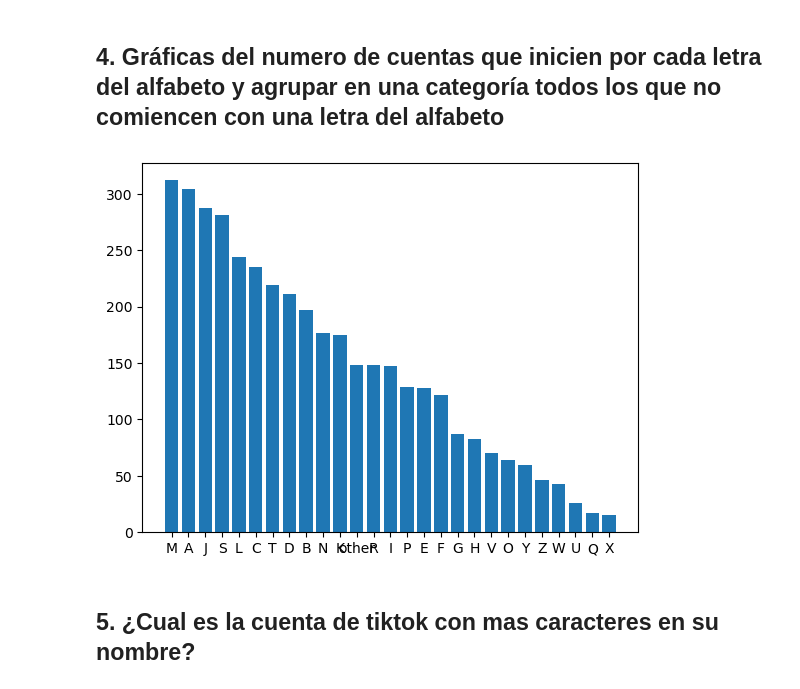
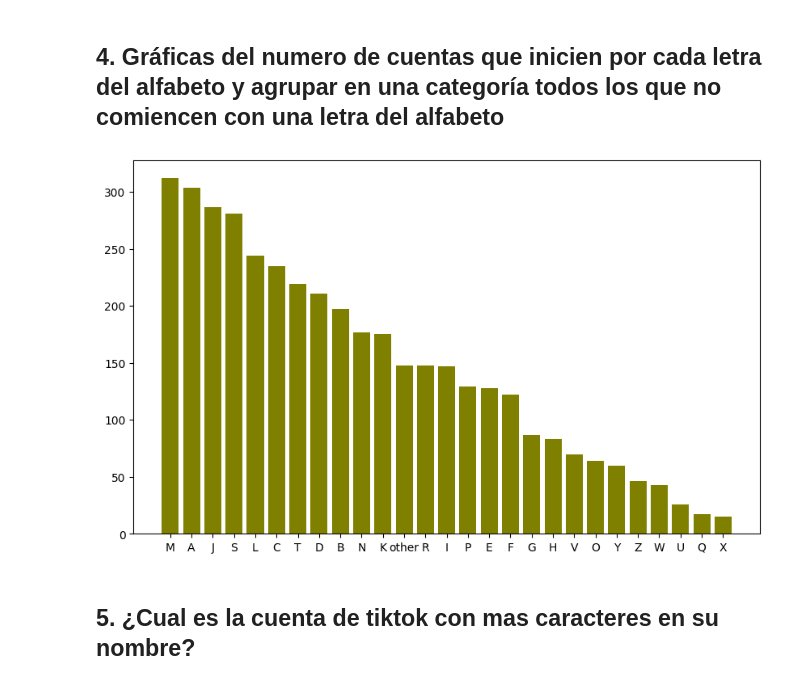
Before and after one commit to MarioChvx/ciencia_de_datos_PAMBAZO, a Jupyter notebook: proyectos/Proyecto4/tiktok.ipynb, the cells around one changed output. Saved outputs shown, nothing was run; the diff lists cells and outputs as text; code cells hidden in the pictures.

```diff
--- a/proyectos/Proyecto4/tiktok.ipynb
+++ b/proyectos/Proyecto4/tiktok.ipynb
@@ -185,27 +187,28 @@ tt_means
 # %%
 def get_inicial(name: str) -> str:
     name = str(name)
     first_is_letter = re.search(r'^[a-zA-Z]', name)
     if first_is_letter:
         return name[0].upper()
     else:
         return 'other'
 
 
 initials = (
     tt_months.name
     .map(get_inicial)
     .value_counts()
     .reset_index(name='frequency')
     .rename(columns={
         'index': 'letter',
         'name': 'letter'
     })
 )
-plt.bar(initials.letter, initials.frequency)
+plt.figure(figsize=(10, 6))
+plt.bar(initials.letter, initials.frequency, color = 'olive')
 plt.show()
 # %% [output]
-[figure, old version]
+[figure, new version]
 # %% [markdown]
 ## 5. ¿Cual es la cuenta de tiktok con mas caracteres en su nombre?
 # %%
```
Also changed, not shown: parts of 2 cells of this notebook, 1 other file.
